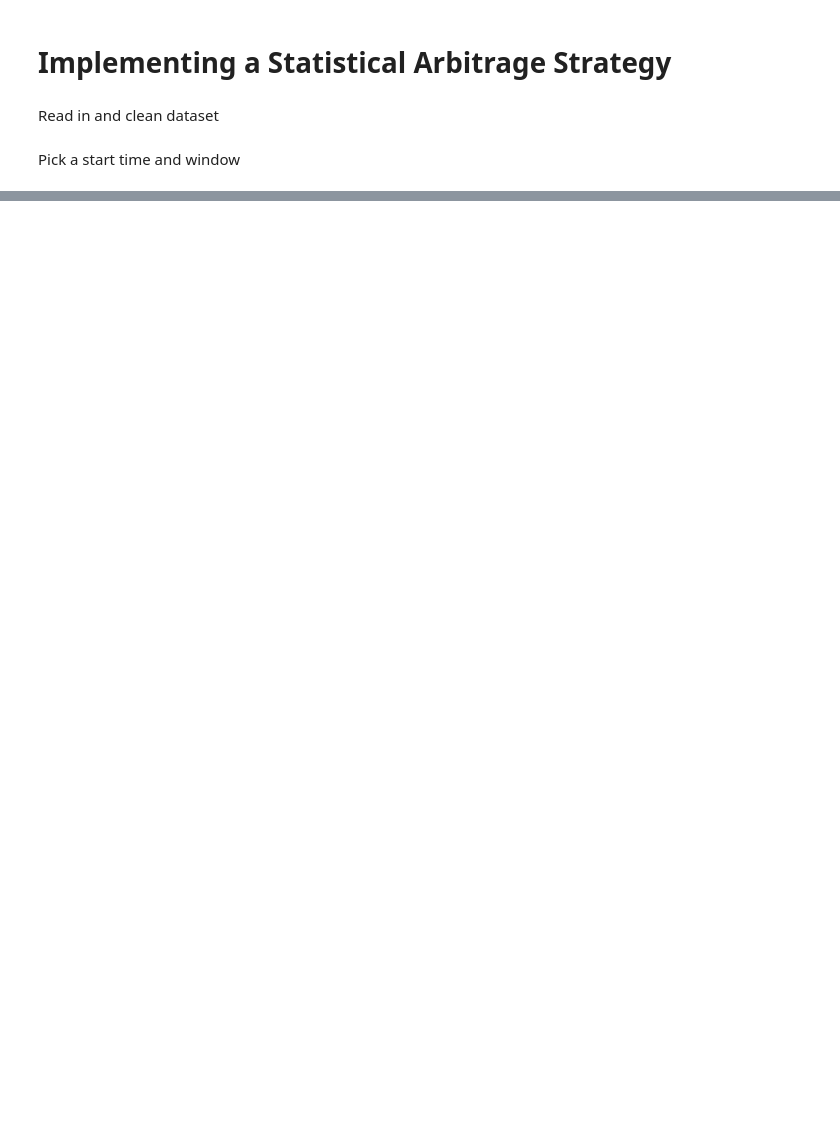
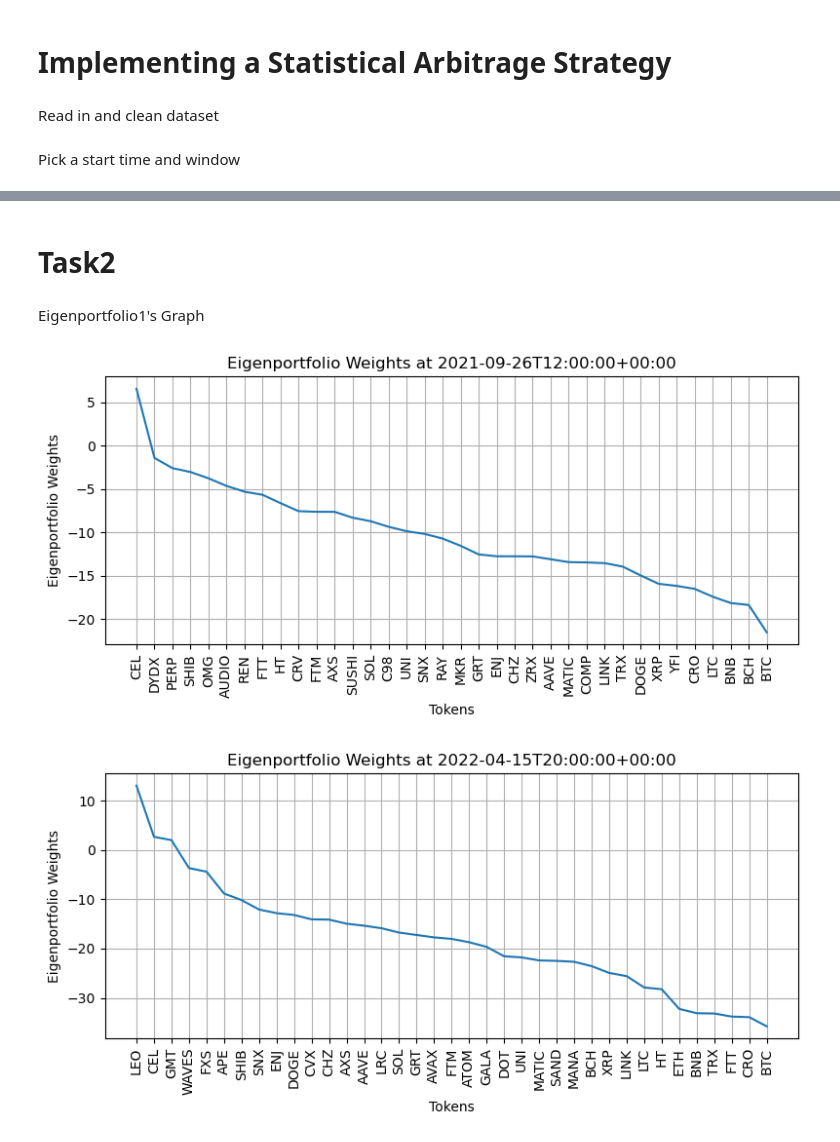
Before and after one commit to Go1vf/Statistical-Arbitrage-Strategy, a Jupyter notebook: main.ipynb, the cells around one changed output, grey strips where cells are left out. Cells and saved outputs as stored; diff of their text form; code cells hidden in the pictures; blank space fills up the shorter version.

```diff
--- a/main.ipynb
+++ b/main.ipynb
@@ -232,0 +166,41 @@ signals
+# %% [markdown]
+# Task2
+# %% [markdown]
+Eigenportfolio1's Graph
+# %%
+import matplotlib.pyplot as plt
+
+# Convert 'time' to datetime and set as index for easier slicing
+# portfolios_df['time'] = pd.to_datetime(portfolios_df['time'])
+# portfolios_df.set_index('time', inplace=True)
+
+# Extract the specific timestamps for plotting
+time1 = '2021-09-26T12:00:00+00:00'
+time2 = '2022-04-15T20:00:00+00:00'
+
+# Slice the DataFrame for the two specified timestamps
+portfolio_time1 = portfolios_df.loc[time1].set_index('common_tokens').sort_values(by='eigenportfolio1', ascending=False)
+portfolio_time2 = portfolios_df.loc[time2].set_index('common_tokens').sort_values(by='eigenportfolio1', ascending=False)
+
+# Define a function to create bar plots for eigenportfolio weights
+def plot_eigenportfolio_weights(portfolio, title):
+    plt.figure(figsize=(8, 4))
+    plt.plot(portfolio.index, portfolio['eigenportfolio1'])
+    plt.title(title)
+    plt.xlabel('Tokens')
+    plt.ylabel('Eigenportfolio Weights')
+    plt.xticks(rotation=90)
+    plt.grid(True)
+    plt.tight_layout()
+
+# Plot for the first timestamp
+plot_eigenportfolio_weights(portfolio_time1, f'Eigenportfolio Weights at {time1}')
+
+# Plot for the second timestamp
+plot_eigenportfolio_weights(portfolio_time2, f'Eigenportfolio Weights at {time2}')
+
+# Show plots
+plt.show()
+# %% [output]
+[figure, added]
+[figure, added]
```
Also changed, not shown: parts of 36 cells of this notebook, 8 other files.
